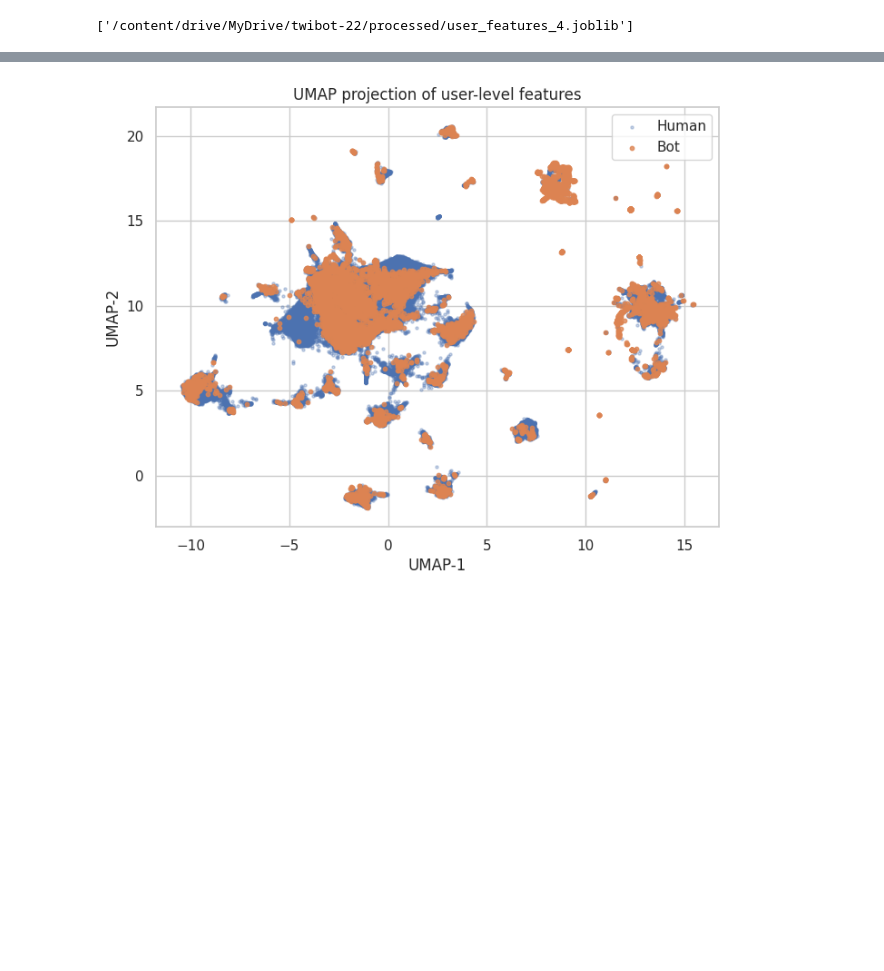
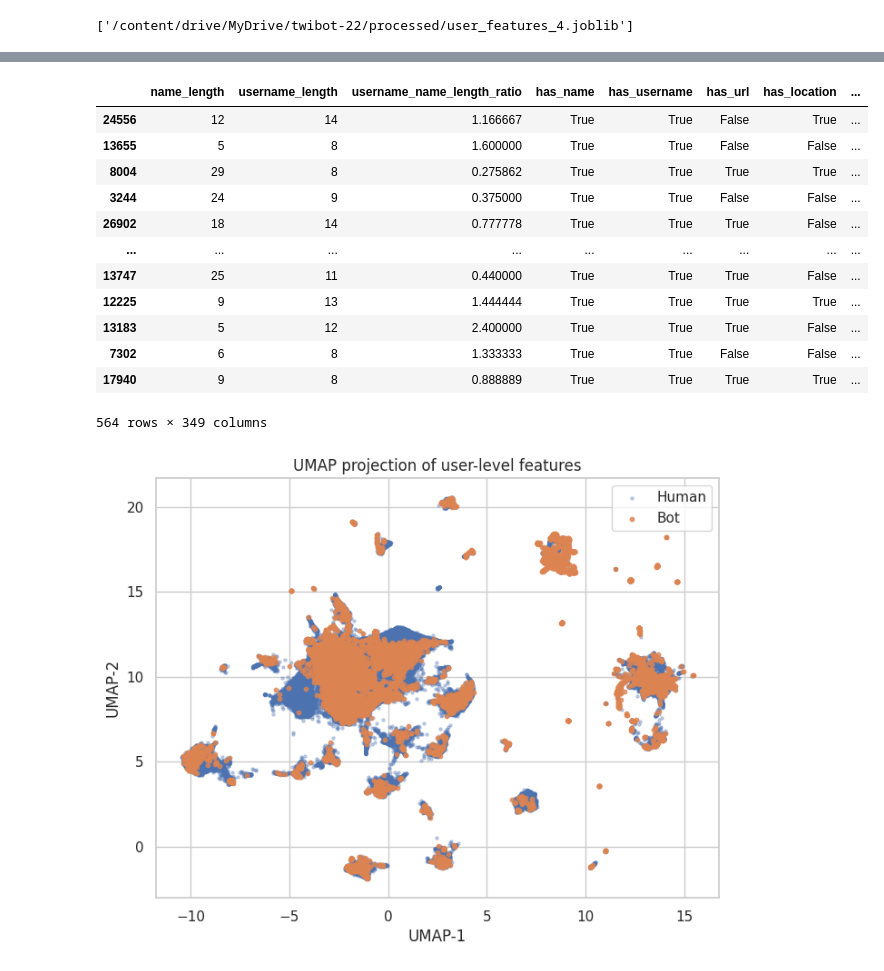
Before and after one commit to julwdo/thesis, a Jupyter notebook: 01_codes/01_gcolab/03_thesis_extract_additional_features_2.ipynb, the cells around one changed output, grey strips where cells are left out. Saved outputs shown, nothing was run; the diff lists cells and outputs as text; code cells hidden in the pictures; blank space fills up the shorter version.

```diff
--- a/01_codes/01_gcolab/03_thesis_extract_additional_features_2.ipynb
+++ b/01_codes/01_gcolab/03_thesis_extract_additional_features_2.ipynb
@@ -765,10 +740,15 @@ pca_cols = [f"desc_pca_{i}" for i in range(X_train_desc_pca.shape[1])]
 
 desc_pca_train = pd.DataFrame(
     X_train_desc_pca,
+    index=X_train.index,
     columns=pca_cols
 )
 
 desc_pca_test = pd.DataFrame(
     X_test_desc_pca,
+    index=X_test.index,
     columns=pca_cols
 )
+# %%
+X_train = X_train.join(desc_pca_train, how="left").drop(columns="desc_embedding")
+X_test = X_test.join(desc_pca_test, how="left").drop(columns="desc_embedding")
@@ -774,0 +786,26 @@ desc_pca_test = pd.DataFrame(
+# %%
+from sklearn.feature_selection import VarianceThreshold, SelectFromModel
+from sklearn.ensemble import GradientBoostingClassifier
+from sklearn.compose import ColumnTransformer
+from sklearn.pipeline import Pipeline
+
+numeric_bool_cols = X_train.select_dtypes(include=[np.number, 'bool']).columns
+
+numeric_bool_pipeline = Pipeline([
+    ("var_thresh", VarianceThreshold(threshold=0.001)),  # remove features with variance < 0.001
+    ("model_sel", SelectFromModel(
+        GradientBoostingClassifier(n_estimators=100, random_state=42),
+        threshold="median"  # keep features above median importance
+    ))
+])
+
+preprocessor = ColumnTransformer([
+    ("numeric_bool_pipeline", numeric_bool_pipeline, numeric_bool_cols)
+    ], remainder="passthrough")
+
+# Fit on training set
+preprocessor.fit(X_train, y_train)
+
+# Transform train/test sets
+X_train_selected = preprocessor.transform(X_train)
+X_test_selected = preprocessor.transform(X_test)
@@ -775,6 +887,8 @@ desc_pca_test = pd.DataFrame(
 # %%
 from xgboost import XGBClassifier
 from sklearn.metrics import f1_score
+
+scale_pos_weight = (y_train == 0).sum() / (y_train == 1).sum()
 
 xgb_model = XGBClassifier(
     n_estimators=500,
@@ -785,12 +899,13 @@ xgb_model = XGBClassifier(
     tree_method="hist",
     eval_metric="logloss",
     random_state=42,
-    n_jobs=-1
+    n_jobs=-1,
+    scale_pos_weight=scale_pos_weight
 )
 
-xgb_model.fit(X_train, y_train)
+xgb_model.fit(X_train_selected_df, y_train)
 
-y_pred_xgb = xgb_model.predict(X_test)
+y_pred_xgb = xgb_model.predict(X_test_selected_df)
 f1_xgb = f1_score(y_test, y_pred_xgb)
 
 print("XGBoost F1:", f1_xgb)
@@ -799,3 +990,19 @@ XGBoost F1: 0.34396135265700484
+# %%
+X_train[~X_train["desc_is_present"]]
+# %% [output]
+|  | name_length | username_length | username_name_length_ratio | has_name | has_username | has_url | has_location | ... |
+| 24556 | 12 | 14 | 1.166667 | True | True | False | True | ... |
+| 13655 | 5 | 8 | 1.600000 | True | True | False | False | ... |
+| 8004 | 29 | 8 | 0.275862 | True | True | True | True | ... |
+| 3244 | 24 | 9 | 0.375000 | True | True | False | False | ... |
+| 26902 | 18 | 14 | 0.777778 | True | True | True | False | ... |
+| ... | ... | ... | ... | ... | ... | ... | ... | ... |
+| 13747 | 25 | 11 | 0.440000 | True | True | True | False | ... |
+| 12225 | 9 | 13 | 1.444444 | True | True | True | True | ... |
+| 13183 | 5 | 12 | 2.400000 | True | True | True | False | ... |
+| 7302 | 6 | 8 | 1.333333 | True | True | False | False | ... |
+| 17940 | 9 | 8 | 0.888889 | True | True | True | True | ... |
+564 rows × 349 columns
 # %%
 '''
 numeric_cols = user_features_2.select_dtypes(include=np.number).columns
```
Also changed, not shown: parts of 31 cells of this notebook.
